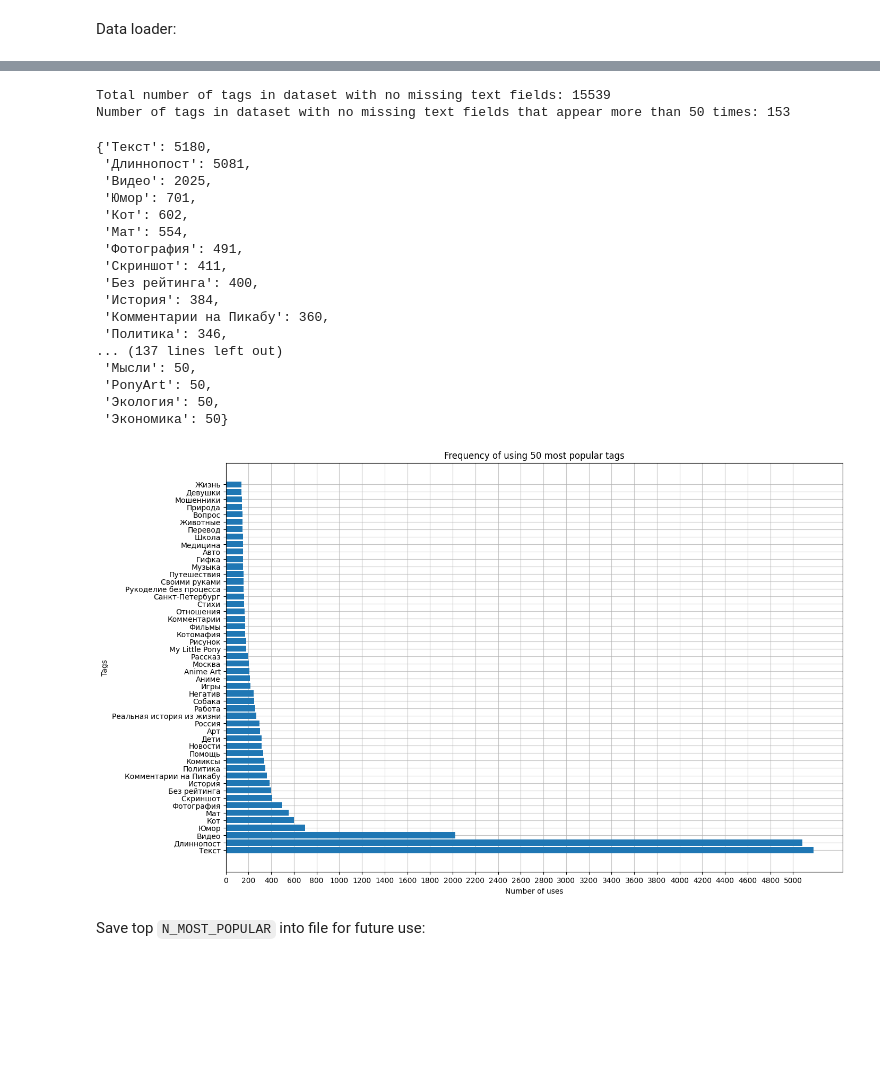
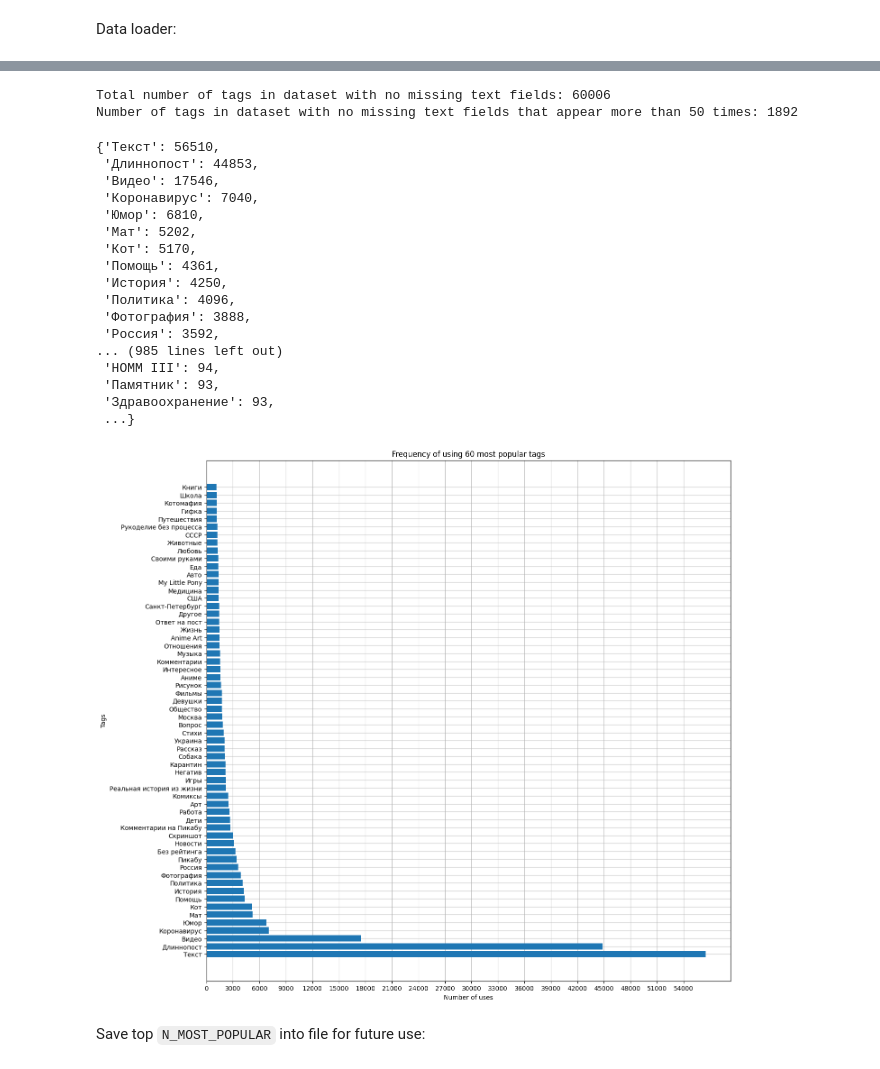
Before and after one commit to zhursvlevy/PostProcessor, a Jupyter notebook: notebooks/dataset_tag_analysis.ipynb, the cells around one changed output, grey strips where cells are left out. Cells and saved outputs as stored; diff of their text form; code cells hidden in the pictures; blank space fills up the shorter version.

Commit message:
launched analysis for the entire data set

```diff
--- a/notebooks/dataset_tag_analysis.ipynb
+++ b/notebooks/dataset_tag_analysis.ipynb
@@ -19,9 +19,9 @@ from ipynb_func import *
 # %% [markdown]
 Data loader:
 # %%
-NUM = 1 # Number of data parquets to use
+NUM = 10 # Number of data parquets to use
 
-assert NUM >= 1 and NUM <= 9, "NUM value must be in range [1, 9]"
+assert NUM >= 1 and NUM <= 10, "NUM value must be in range [1, 9]"
 paths = [module_path + f"/data/pikabu/000{i}.parquet" for i in range(NUM)] # Making list of roots to merge
 
 data = merge_dataset(paths)
@@ -130,43 +130,43 @@ print("Total number of tags in dataset with no missing text fields:", len(et_tg_
 print(f"Number of tags in dataset with no missing text fields that appear more than {APPEAR_AT_LEAST} times: {len(et_tg_cnt_cond)}")
 et_tg_cnt_cond
 # %% [output]
-Total number of tags in dataset with no missing text fields: 15539
-Number of tags in dataset with no missing text fields that appear more than 50 times: 153
+Total number of tags in dataset with no missing text fields: 60006
+Number of tags in dataset with no missing text fields that appear more than 50 times: 1892
-{'Текст': 5180,
- 'Длиннопост': 5081,
- 'Видео': 2025,
- 'Юмор': 701,
- 'Кот': 602,
- 'Мат': 554,
- 'Фотография': 491,
- 'Скриншот': 411,
- 'Без рейтинга': 400,
- 'История': 384,
- 'Комментарии на Пикабу': 360,
- 'Политика': 346,
-... (137 lines left out)
- 'Мысли': 50,
- 'PonyArt': 50,
- 'Экология': 50,
- 'Экономика': 50}
+{'Текст': 56510,
+ 'Длиннопост': 44853,
+ 'Видео': 17546,
+ 'Коронавирус': 7040,
+ 'Юмор': 6810,
+ 'Мат': 5202,
+ 'Кот': 5170,
+ 'Помощь': 4361,
+ 'История': 4250,
+ 'Политика': 4096,
+ 'Фотография': 3888,
+ 'Россия': 3592,
+... (985 lines left out)
+ 'HOMM III': 94,
+ 'Памятник': 93,
+ 'Здравоохранение': 93,
+ ...}
 # %%
 word = list(et_tg_cnt_cond.keys())
 count = list(et_tg_cnt_cond.values())
 
-N_MOST_POPULAR = 50 # Set the value based on how many top tags you want to receive
+N_MOST_POPULAR = 60 # Set the value based on how many top tags you want to receive
 
 assert N_MOST_POPULAR <= len(count) and N_MOST_POPULAR > 0, f"N_MOST_POPULAR value must be in range [1, {len(count)}]."
 
-fig, ax = plt.subplots(figsize=(15,10))
+fig, ax = plt.subplots(figsize=(15,15))
 
 ax.grid(zorder=1, alpha=0.7)
 ax.barh(word[0:N_MOST_POPULAR], count[0:N_MOST_POPULAR], zorder=2)
-ax.set_xticks(np.arange(0, max(count), 200))
+ax.set_xticks(np.arange(0, max(count), 3000))
 ax.set_xlabel("Number of uses")
 ax.set_ylabel("Tags")
 ax.set_title(f"Frequency of using {N_MOST_POPULAR} most popular tags");
 # %% [output]
-[figure, old version]
+[figure, new version]
 # %%
 # Problematic tags:
 bad_tags = ['Фотография', 'Видео', 'Скриншот', 'Anime Art', 'Гифка', 'Арт', 'Рисунок']
```
Also changed, not shown: parts of 6 cells of this notebook.
